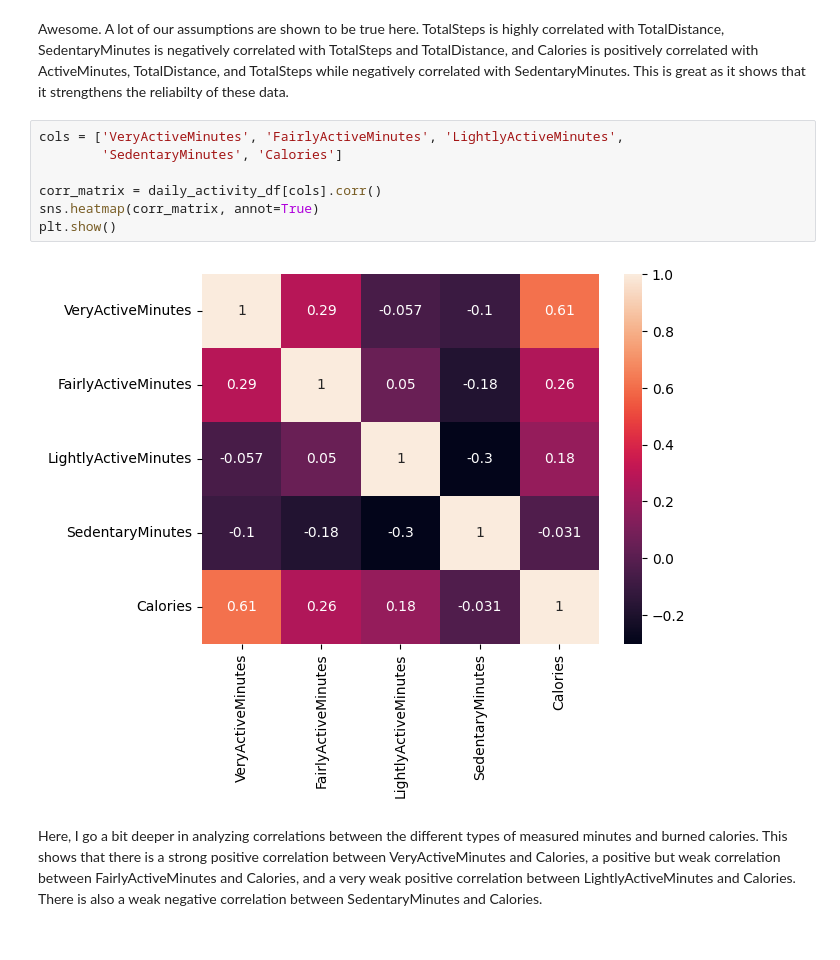
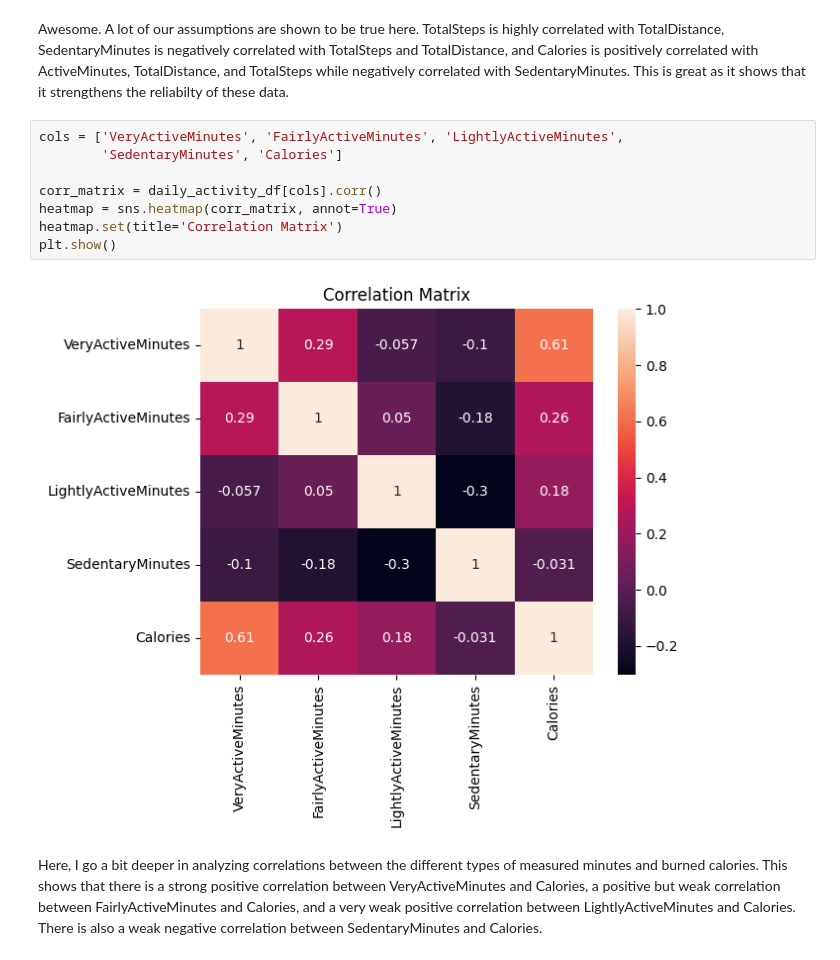
Before and after one commit to kyumin14/google-capstone, a Jupyter notebook: capstone_project_fitbit.ipynb, the cells around one changed output. Cells and saved outputs as stored; diff of their text form.

```diff
--- a/capstone_project_fitbit.ipynb
+++ b/capstone_project_fitbit.ipynb
@@ -507,11 +549,12 @@ Awesome. A lot of our assumptions are shown to be true here. TotalSteps is highl
 # %%
 cols = ['VeryActiveMinutes', 'FairlyActiveMinutes', 'LightlyActiveMinutes',
         'SedentaryMinutes', 'Calories']
 
 corr_matrix = daily_activity_df[cols].corr()
-sns.heatmap(corr_matrix, annot=True)
+heatmap = sns.heatmap(corr_matrix, annot=True)
+heatmap.set(title='Correlation Matrix')
 plt.show()
 # %% [output]
-[figure, old version]
+[figure, new version]
 # %% [markdown]
 Here, I go a bit deeper in analyzing correlations between the different types of measured minutes and burned calories. This shows that there is a strong positive correlation between VeryActiveMinutes and Calories, a positive but weak correlation between FairlyActiveMinutes and Calories, and a very weak positive correlation between LightlyActiveMinutes and Calories. There is also a weak negative correlation between SedentaryMinutes and Calories.
```
Also changed, not shown: parts of 95 cells of this notebook, 1 other file.
